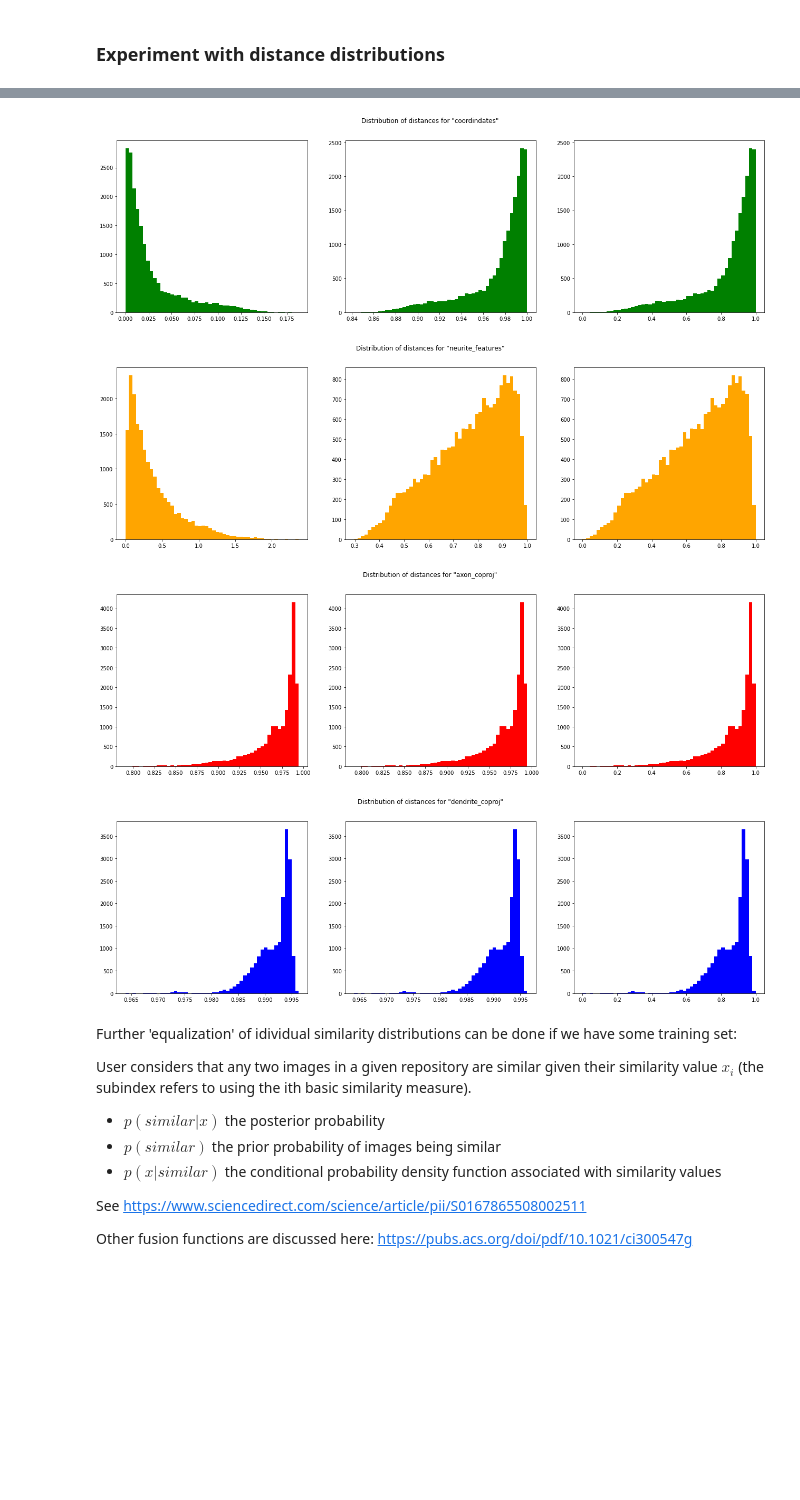
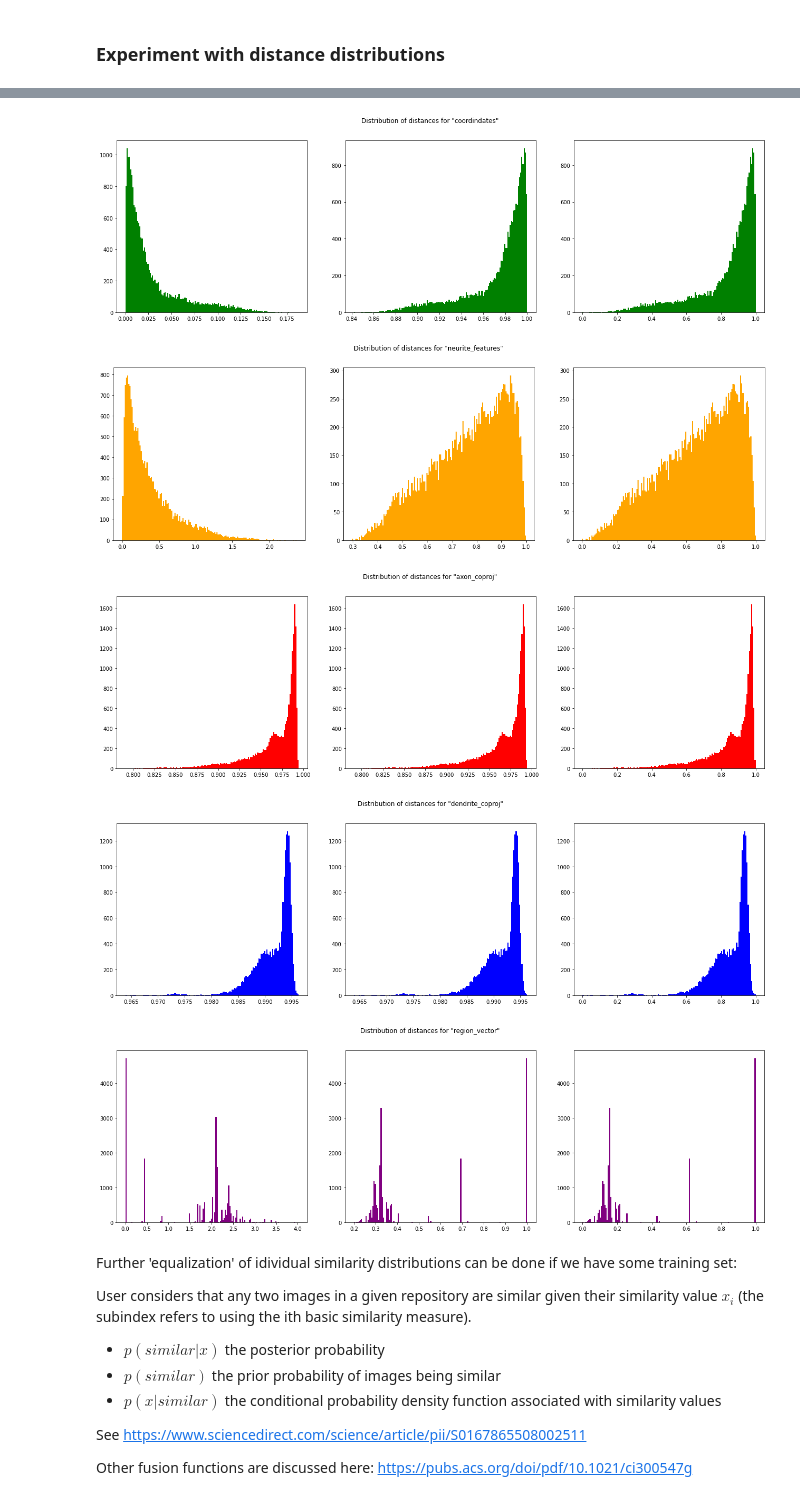
Before and after one commit to BlueBrain/knowledge-graph-inference, a Jupyter notebook: Combined recommendation.ipynb, the cells around one changed output, grey strips where cells are left out. Saved outputs shown, nothing was run; the diff lists cells and outputs as text; code cells hidden in the pictures; blank space fills up the shorter version.

```diff
--- a/Combined recommendation.ipynb
+++ b/Combined recommendation.ipynb
@@ -237,3 +297,11 @@ def query_index(index, point_ids, k, similarity="euclidean"):
+# %%
+def compute_distance(index, p1, p2):
+    if isinstance(index, BallTree):
+        vectors, _, _, _ = index.get_arrays()
+        return poincare_distance(vectors[p1], vectors[p2])
+    else:
+        comp = index.get_distance_computer()
+        return comp.symmetric_dis(p1, p2)
 # %%
 coordiates_index = create_index(3, data["coordinates"].tolist(), similarity="euclidean")
 # %%
@@ -245,19 +313,31 @@ axon_index = create_index(
 # %%
 dendrite_index = create_index(
     len(data["dendrite_coproj_embedding"].iloc[0]), data["dendrite_coproj_embedding"].tolist(), similarity="cosine")
+# %%
+poincare_index = create_index(
+    len(data["region_vector"].iloc[0]), data["region_vector"].tolist(), similarity="poincare")
 # %%
 SIMILARITIES = {
     "coordindates": "euclidean",
     "neurite_features": "euclidean",
     "axon_coproj": "cosine",
-    "dendrite_coproj": "cosine"
+    "dendrite_coproj": "cosine",
+    "region_vector": "poincare"
 }
 INDICES = {
     "coordindates": coordiates_index,
     "neurite_features": neurite_feature_index,
     "axon_coproj": axon_index,
-    "dendrite_coproj": dendrite_index
+    "dendrite_coproj": dendrite_index,
+    "region_vector": poincare_index
 }
+COLORS = {
+    "coordindates": "green",
+    "neurite_features": "orange",
+    "axon_coproj": "red",
+    "dendrite_coproj": "blue",
+    "region_vector": "purple"
+}
 # %%
 BENCHMARK_POINTS = [
     int(p)
@@ -342,11 +423,10 @@ __Issues__:
 points = list(range(data.shape[0]))
 similarities = defaultdict(list)
 for index_name, index in INDICES.items():
-    comp = index.get_distance_computer()
     for p1 in points:
         for p2 in points:
             if p1 < p2:
-                d = comp.symmetric_dis(p1, p2)
+                d = compute_distance(index, p1, p2)
                 similarities[index_name].append(d)
 # %%
 for k in similarities:
@@ -376,24 +460,26 @@ dendrite_coproj
 # %%
 SCALERS = {}
 for k in similarities:
     raw_values = np.array(similarities[k])
-    if SIMILARITIES[k] == "euclidean":
+    if SIMILARITIES[k] == "cosine":
+        scores = raw_values
+        scaled_scores = raw_values
+    else:
         scores = 1 / (1 + raw_values)
-    else:
-        scores = raw_values
 
     scaler = sk.preprocessing.MinMaxScaler()
     scaled_scores = scaler.fit_transform(np.reshape(scores, (-1, 1)))
     SCALERS[k] = scaler
 
     fig, (ax1, ax2, ax3) = plt.subplots(1, 3, figsize=(22, 6))
     fig.suptitle(f'Distribution of distances for "{k}"')
-    ax1.hist(raw_values, bins=50, color=COLORS[k])
-    ax2.hist(scores, bins=50, color=COLORS[k])
-    ax3.hist(scaled_scores, bins=50, color=COLORS[k])
+    ax1.hist(raw_values, bins=150, color=COLORS[k])
+    ax2.hist(scores, bins=150, color=COLORS[k])
+    ax3.hist(scaled_scores, bins=150, color=COLORS[k])
     plt.show()
 # %% [output]
-[figure, old version]
+[figure, new version]
-[figure, old version]
+[figure, new version]
-[figure, old version]
+[figure, new version]
-[figure, old version]
+[figure, new version]
+[figure, added]
```
Also changed, not shown: parts of 46 cells of this notebook, 7 other files.
